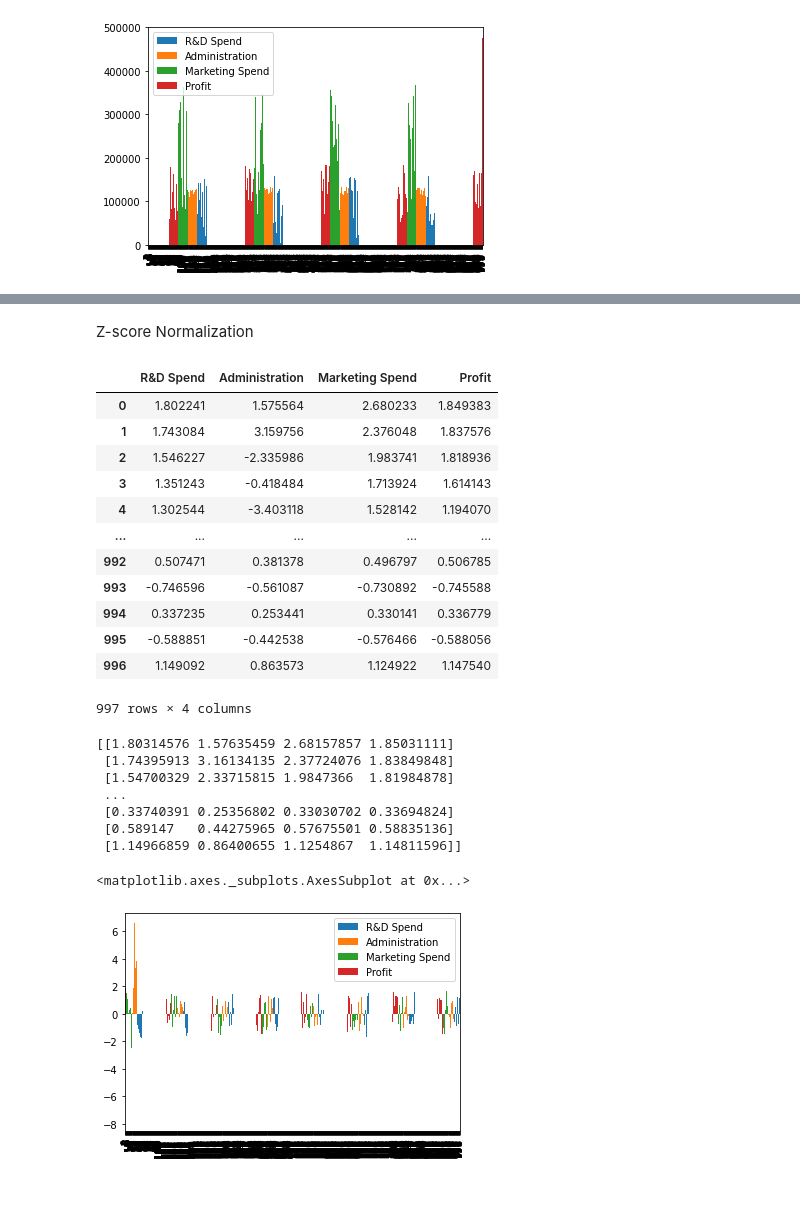
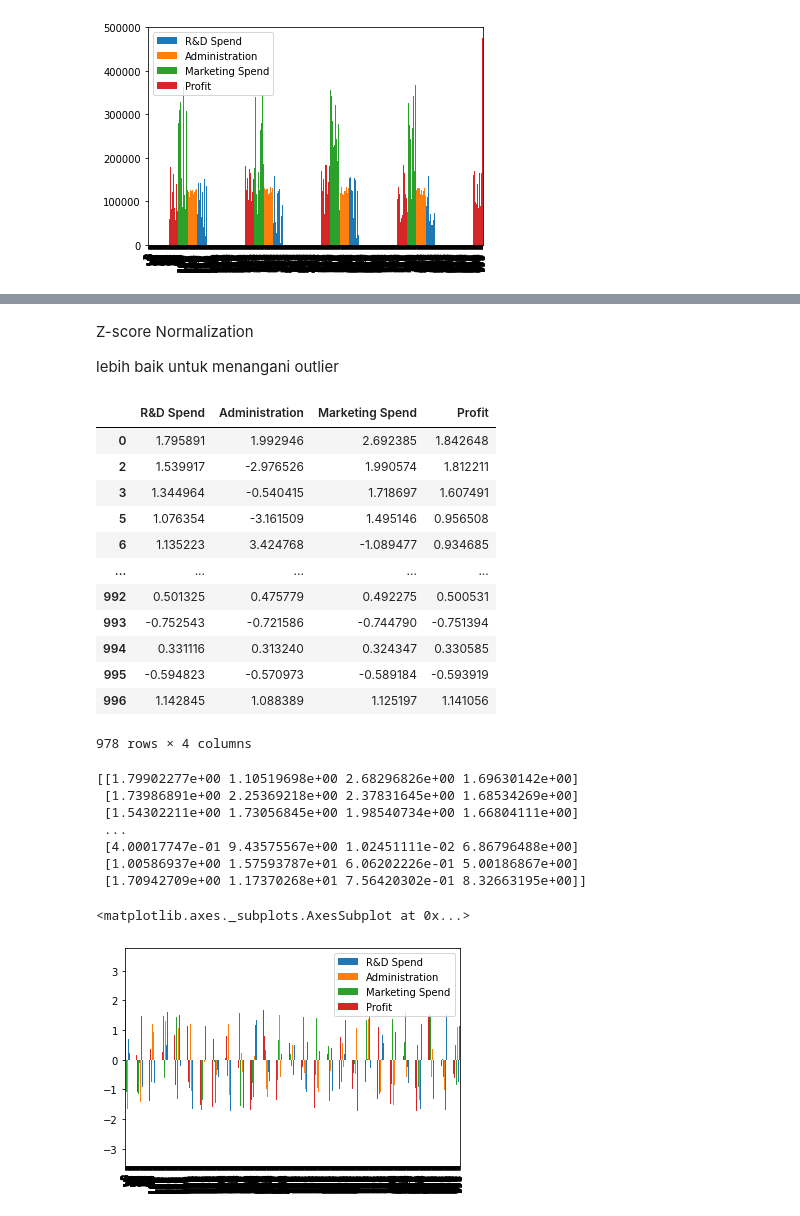
Before and after one commit to ahimsarijalu/InvestIN, a Jupyter notebook: Data_Preprocessing_&_EDA.ipynb, the cells around one changed output, grey strips where cells are left out. Saved outputs shown, nothing was run; the diff lists cells and outputs as text; code cells hidden in the pictures.

```diff
--- a/Data_Preprocessing_&_EDA.ipynb
+++ b/Data_Preprocessing_&_EDA.ipynb
@@ -204,0 +206,7 @@ plt.show()
+# %%
+df_temp = df.copy()
+Q1 = df_temp.quantile(0.25)
+Q3 = df_temp.quantile(0.75)
+
+IQR = Q3 - Q1
+print(IQR)
@@ -204,0 +219,7 @@ plt.show()
+# %%
+df_clean = df_temp.copy()
+no = 0
+for col in df_clean.columns:
+  df_clean = df_clean[df_clean[col] > (Q1[no] - 1.5 * IQR[no])]
+  df_clean = df_clean[df_clean[col] < (Q3[no] + 1.5 * IQR[no])]
+  no += 1
@@ -207,7 +281,7 @@ plt.show()
 # %% [markdown]
 MinMax Normalization
 # %%
-df_min_max = data_clean.copy()
+df_min_max = df_clean.copy()
 
 # minmax normalization
 for column in df_min_max.columns:
@@ -244,44 +318,46 @@ df_min_max.plot(kind = 'bar')
 # %% [markdown]
 Z-score Normalization
+
+lebih baik untuk menangani outlier
 # %%
-df_z_score= data_clean.copy()
+df_z_score= df_clean.copy()
 
 # z-score normalization
 for column in df_z_score.columns:
     df_z_score[column] = (df_z_score[column] -
                            df_z_score[column].mean()) / df_z_score[column].std()
 
 display(df_z_score)
 # %% [output]
 |  | R&D Spend | Administration | Marketing Spend | Profit |
-| 0 | 1.802241 | 1.575564 | 2.680233 | 1.849383 |
-| 1 | 1.743084 | 3.159756 | 2.376048 | 1.837576 |
-| 2 | 1.546227 | -2.335986 | 1.983741 | 1.818936 |
-| 3 | 1.351243 | -0.418484 | 1.713924 | 1.614143 |
-| 4 | 1.302544 | -3.403118 | 1.528142 | 1.194070 |
+| 0 | 1.795891 | 1.992946 | 2.692385 | 1.842648 |
+| 2 | 1.539917 | -2.976526 | 1.990574 | 1.812211 |
+| 3 | 1.344964 | -0.540415 | 1.718697 | 1.607491 |
+| 5 | 1.076354 | -3.161509 | 1.495146 | 0.956508 |
+| 6 | 1.135223 | 3.424768 | -1.089477 | 0.934685 |
 | ... | ... | ... | ... | ... |
-| 992 | 0.507471 | 0.381378 | 0.496797 | 0.506785 |
-| 993 | -0.746596 | -0.561087 | -0.730892 | -0.745588 |
-| 994 | 0.337235 | 0.253441 | 0.330141 | 0.336779 |
-| 995 | -0.588851 | -0.442538 | -0.576466 | -0.588056 |
-| 996 | 1.149092 | 0.863573 | 1.124922 | 1.147540 |
+| 992 | 0.501325 | 0.475779 | 0.492275 | 0.500531 |
+| 993 | -0.752543 | -0.721586 | -0.744790 | -0.751394 |
+| 994 | 0.331116 | 0.313240 | 0.324347 | 0.330585 |
+| 995 | -0.594823 | -0.570973 | -0.589184 | -0.593919 |
+| 996 | 1.142845 | 1.088389 | 1.125197 | 1.141056 |
-997 rows × 4 columns
+978 rows × 4 columns
 # %%
 from scipy import stats
 
-df_zscore = data_clean.copy()
+df_zscore = df.copy()
 z = np.abs(stats.zscore(df_zscore))
 print(z)
 # %% [output]
-[[1.80314576 1.57635459 2.68157857 1.85031111]
- [1.74395913 3.16134135 2.37724076 1.83849848]
- [1.54700329 2.33715815 1.9847366  1.81984878]
+[[1.79902277e+00 1.10519698e+00 2.68296826e+00 1.69630142e+00]
+ [1.73986891e+00 2.25369218e+00 2.37831645e+00 1.68534269e+00]
+ [1.54302211e+00 1.73056845e+00 1.98540734e+00 1.66804111e+00]
  ...
- [0.33740391 0.25356802 0.33030702 0.33694824]
- [0.589147   0.44275965 0.57675501 0.58835136]
- [1.14966859 0.86400655 1.1254867  1.14811596]]
+ [4.00017747e-01 9.43575567e+00 1.02451111e-02 6.86796488e+00]
+ [1.00586937e+00 1.57593787e+01 6.06202226e-01 5.00186867e+00]
+ [1.70942709e+00 1.17370268e+01 7.56420302e-01 8.32663195e+00]]
 # %%
 df_z_score.plot(kind='bar')
 # %% [output]
 <matplotlib.axes._subplots.AxesSubplot at 0x...>
-[figure, old version]
+[figure, new version]
```
Also changed, not shown: parts of 15 cells of this notebook.
